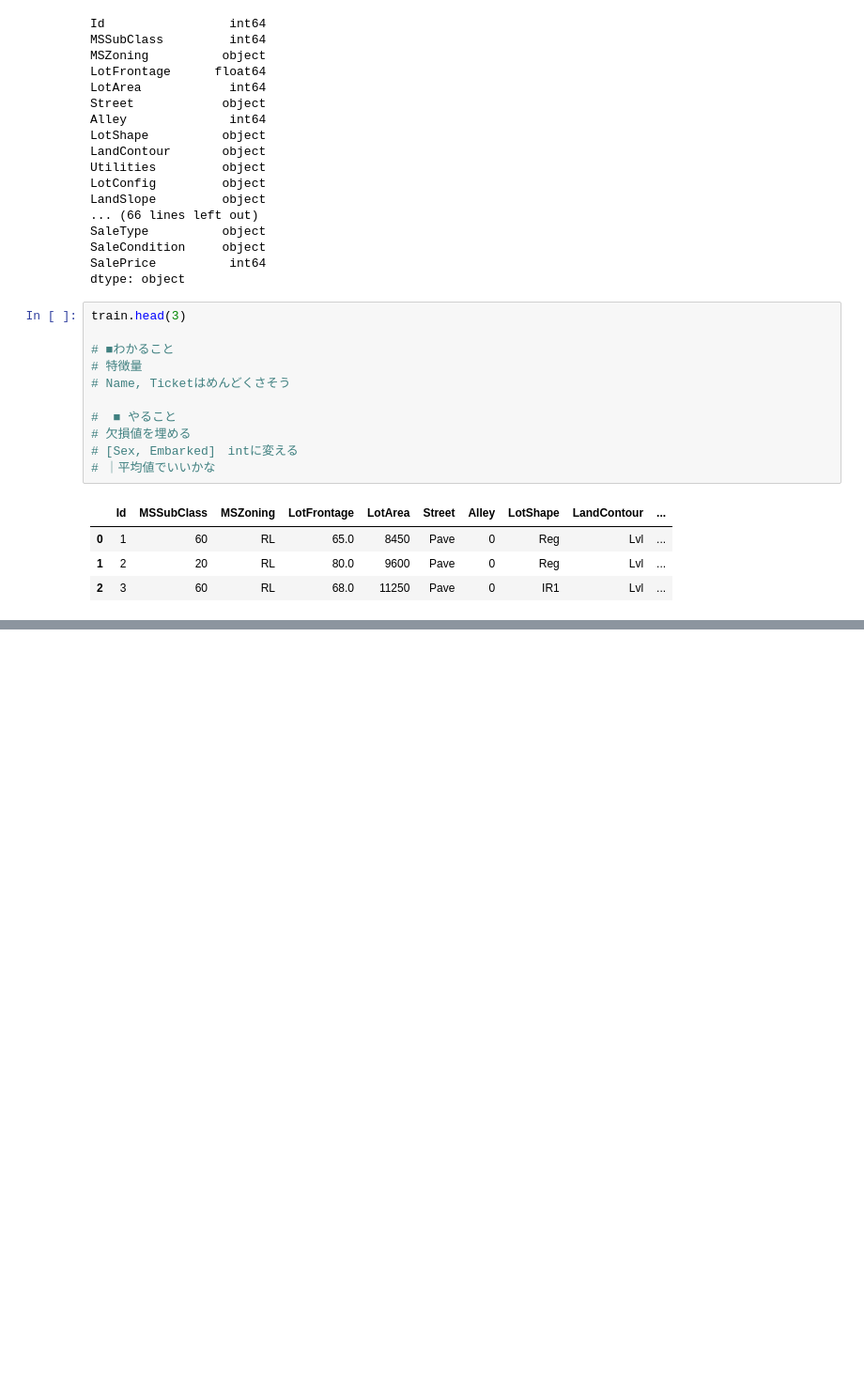
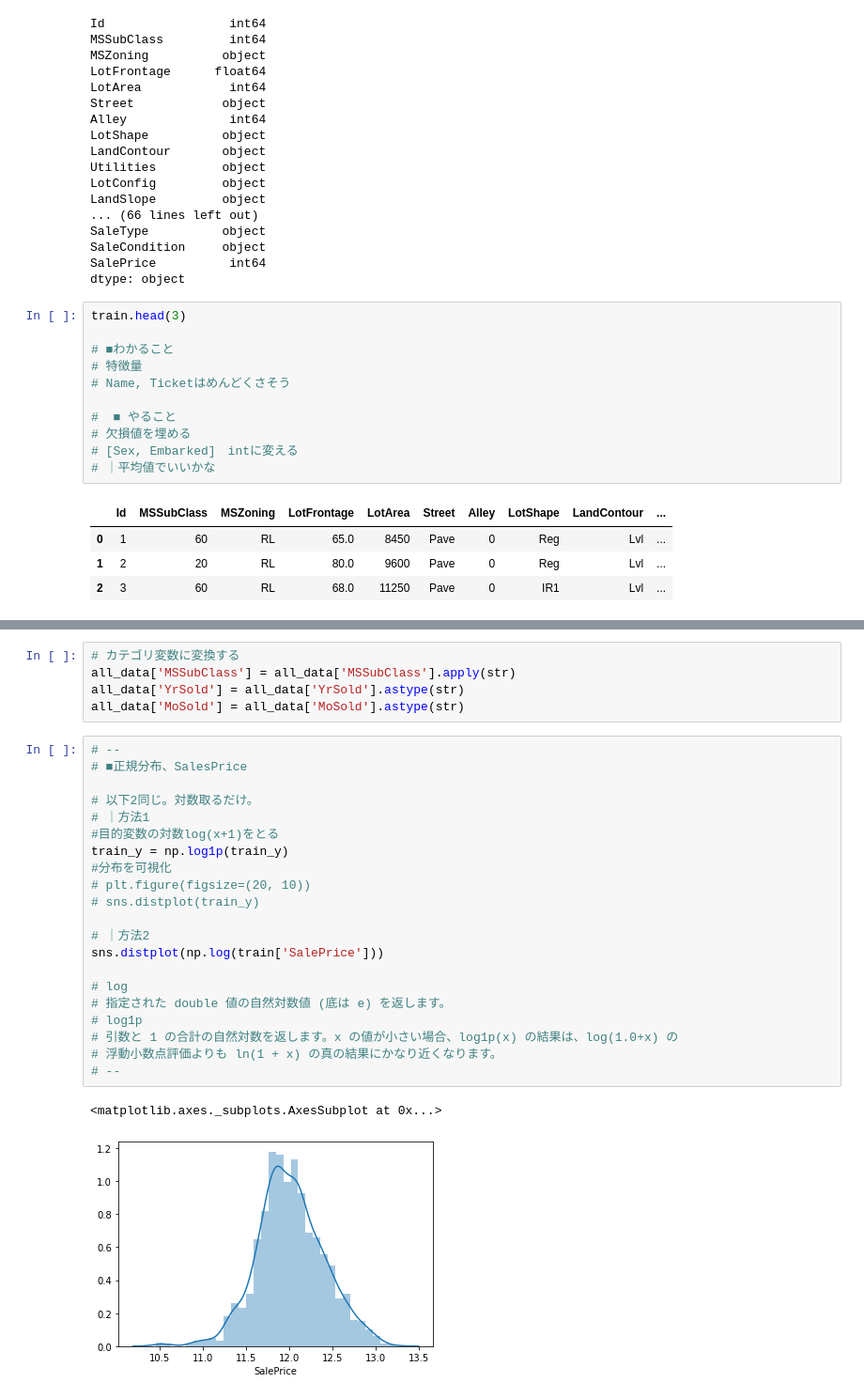
Before and after one commit to Tom-Lennox/Kaggle, a Jupyter notebook: housing.ipynb, the cells around one changed output, grey strips where cells are left out. Shown at 94% size. Cells and saved outputs as stored; diff of their text form; blank space fills up the shorter version.

```diff
--- a/housing.ipynb
+++ b/housing.ipynb
@@ -625,0 +675,29 @@ all_data: (2910, 81)
+# %%
+# カテゴリ変数に変換する
+all_data['MSSubClass'] = all_data['MSSubClass'].apply(str)
+all_data['YrSold'] = all_data['YrSold'].astype(str)
+all_data['MoSold'] = all_data['MoSold'].astype(str)
+# %%
+# --
+# ■正規分布、SalesPrice
+
+# 以下2同じ。対数取るだけ。
+# ｜方法1
+#目的変数の対数log(x+1)をとる
+train_y = np.log1p(train_y)
+#分布を可視化
+# plt.figure(figsize=(20, 10))
+# sns.distplot(train_y)
+
+# ｜方法2
+sns.distplot(np.log(train['SalePrice']))
+
+# log
+# 指定された double 値の自然対数値 (底は e) を返します。
+# log1p
+# 引数と 1 の合計の自然対数を返します。x の値が小さい場合、log1p(x) の結果は、log(1.0+x) の
+# 浮動小数点評価よりも ln(1 + x) の真の結果にかなり近くなります。
+# --
+# %% [output]
+<matplotlib.axes._subplots.AxesSubplot at 0x...>
+[figure, added]
```
Also changed, not shown: parts of 10 cells of this notebook.
